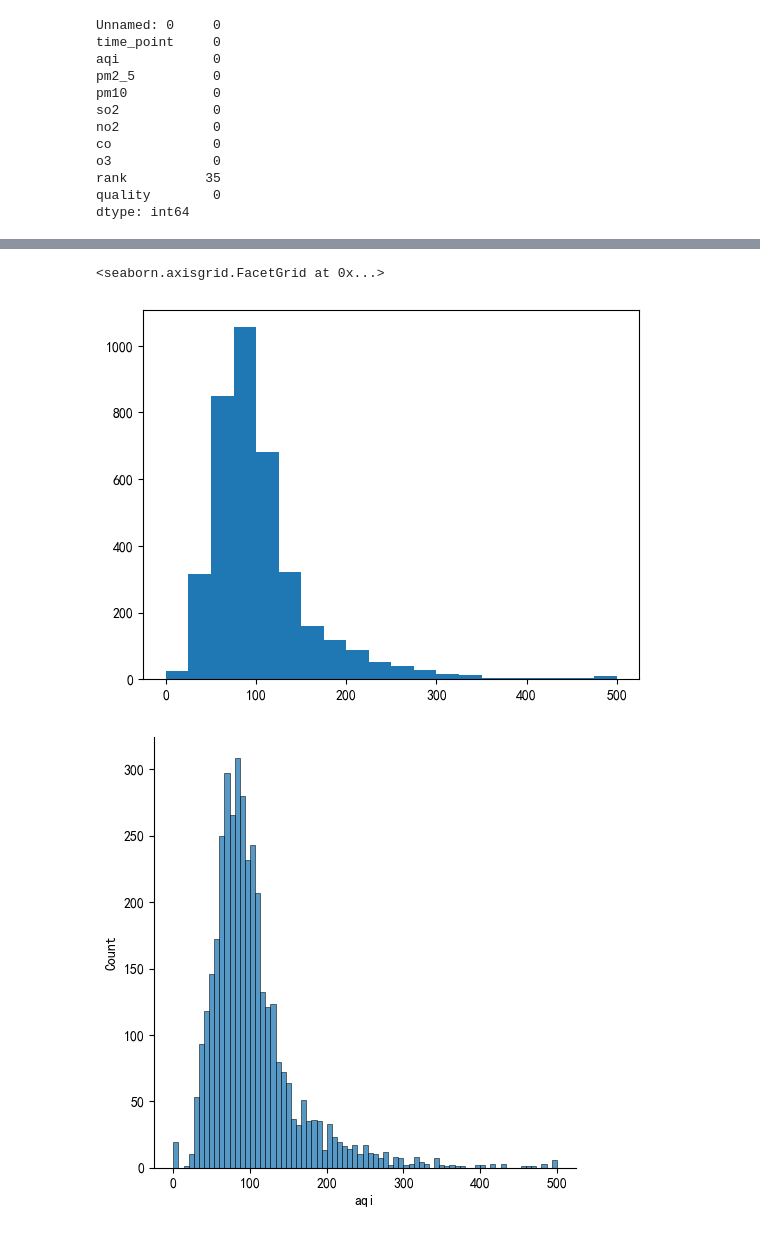
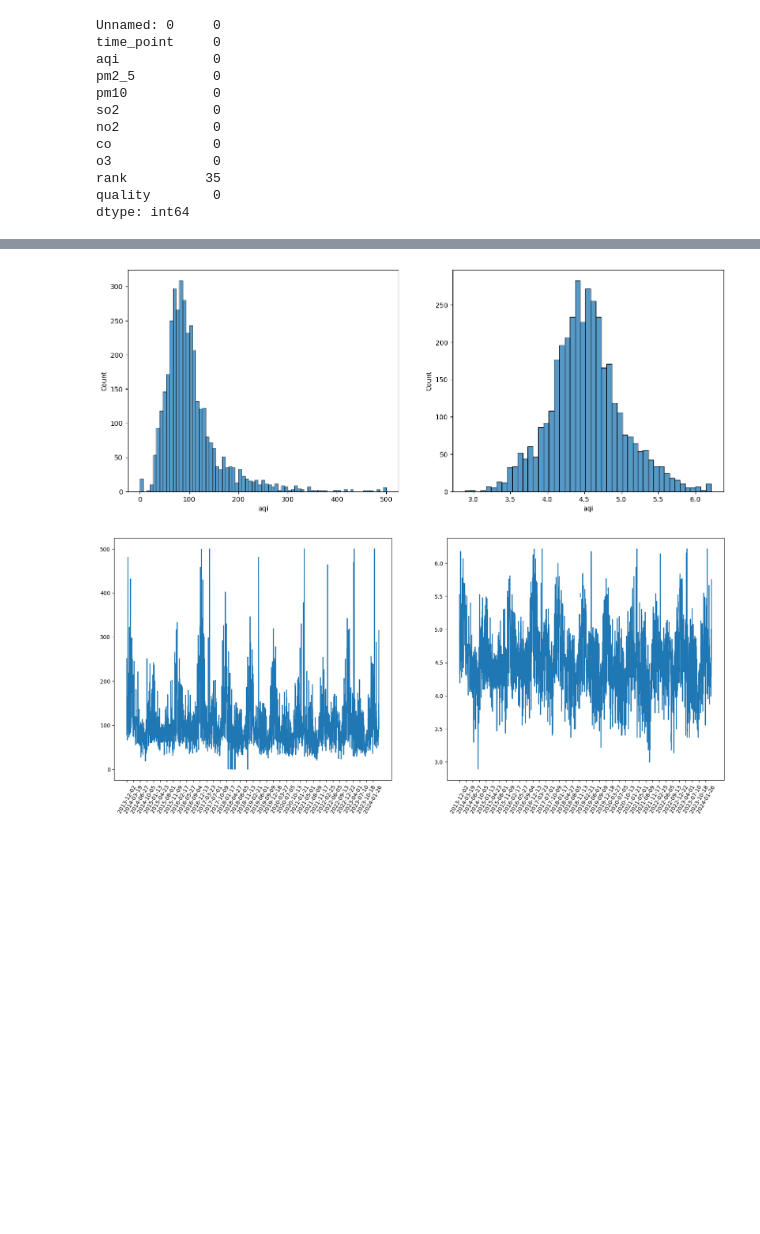
Before and after one commit to JaggerGu/DataScience, a Jupyter notebook: Prepare/test.ipynb, the cells around one changed output, grey strips where cells are left out. Drawn from its saved outputs; the diff is of its cells as text; code cells hidden in the pictures; blank space fills up the shorter version.

```diff
--- a/Prepare/test.ipynb
+++ b/Prepare/test.ipynb
@@ -54,7 +78,7 @@ q = date['so2']
 r = date['no2']
 s = date['co']
 t = date['o3']
-plt.rcParams['font.sans-serif'] = ['SimHei']
+# plt.rcParams['font.sans-serif'] = ['SimHei']
 plt.figure(figsize=(20, 8))
 a = 50
 b = 100
@@ -72,15 +96,15 @@ ff = np.ma.masked_where(y < e, y)
 # aa = np.ma.masked_where(y < a, y)
 # aa = np.ma.masked_where(y < a, y)
 
-plt.axhline(y=50, xmin=0.02, xmax=0.97, color='g', linestyle="--", label='优')
-plt.axhline(y=100, xmin=0.02, xmax=0.97, color='y', linestyle="--", label='良')
-plt.axhline(y=150, xmin=0.02, xmax=0.97, color='orange', linestyle="--", label='轻度污染')
-plt.axhline(y=200, xmin=0.02, xmax=0.97, color='r', linestyle="--", label='中度污染')
-plt.axhline(y=300, xmin=0.02, xmax=0.97, color='indianred', linestyle="--", label='重度污染')
-plt.axhline(y=500, xmin=0.02, xmax=0.97, color='darkred', linestyle="--", label='严重污染')
+# plt.axhline(y=50, xmin=0.02, xmax=0.97, color='g', linestyle="--", label='优')
+# plt.axhline(y=100, xmin=0.02, xmax=0.97, color='y', linestyle="--", label='良')
+# plt.axhline(y=150, xmin=0.02, xmax=0.97, color='orange', linestyle="--", label='轻度污染')
+# plt.axhline(y=200, xmin=0.02, xmax=0.97, color='r', linestyle="--", label='中度污染')
+# plt.axhline(y=300, xmin=0.02, xmax=0.97, color='indianred', linestyle="--", label='重度污染')
+# plt.axhline(y=500, xmin=0.02, xmax=0.97, color='darkred', linestyle="--", label='严重污染')
 plt.xticks(range(0, len(x), 45), rotation = 60)
-plt.xlabel('时间')
-plt.ylabel('空气质量（AQI）')
+# plt.xlabel('时间')
+# plt.ylabel('空气质量（AQI）')
 plt.scatter(x, aa, color='g', s=5)
 plt.scatter(x, bb, color='y', s=5)
 plt.scatter(x, cc, color='orange', s=5)
@@ -96,12 +121,26 @@ plt.show()
 # %%
 import seaborn as sns
 datex = date['aqi']
-plt.hist(datex, bins=20)
-sns.displot(datex)
+# plt.hist(datex, bins=20)
+fig, ax = plt.subplots(1, 2)
+fig.set_size_inches(16, 6)
+sns.histplot(datex, ax=ax[0])
+sns.histplot(np.log(datex), ax=ax[1])
+plt.show
+
+datelog = np.log(datex)
+plt.figure(figsize=(20, 8))
+plt.subplot(1, 2, 1)
+plt.plot(x, y)
+plt.xticks(range(0, len(x), 100), rotation=60)
+
+plt.subplot(1, 2, 2)
+plt.plot(x, datelog)
+plt.xticks(range(0, len(x), 100), rotation=60)
+plt.show()
 # %% [output]
-<seaborn.axisgrid.FacetGrid at 0x...>
-[figure, old version]
+[figure, new version]
-[figure, old version]
+[figure, new version]
 # %%
 #3sigma
 n = 3
```
Also changed, not shown: parts of 6 cells of this notebook, 1 other file.
